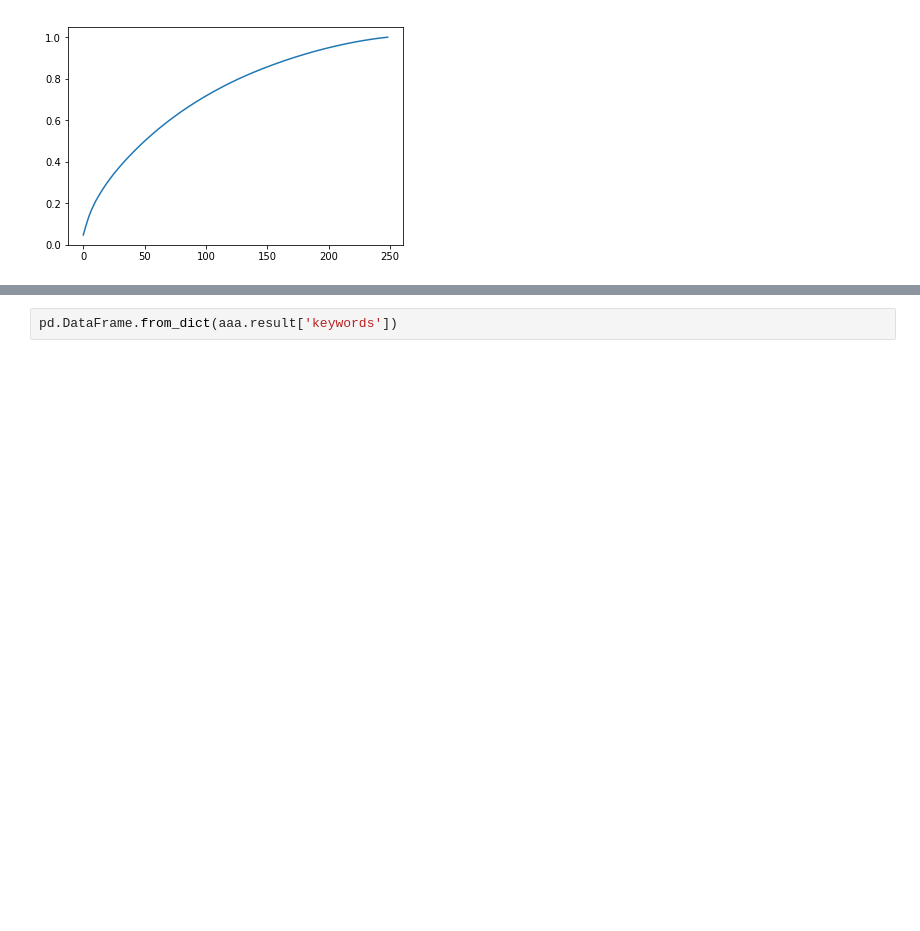
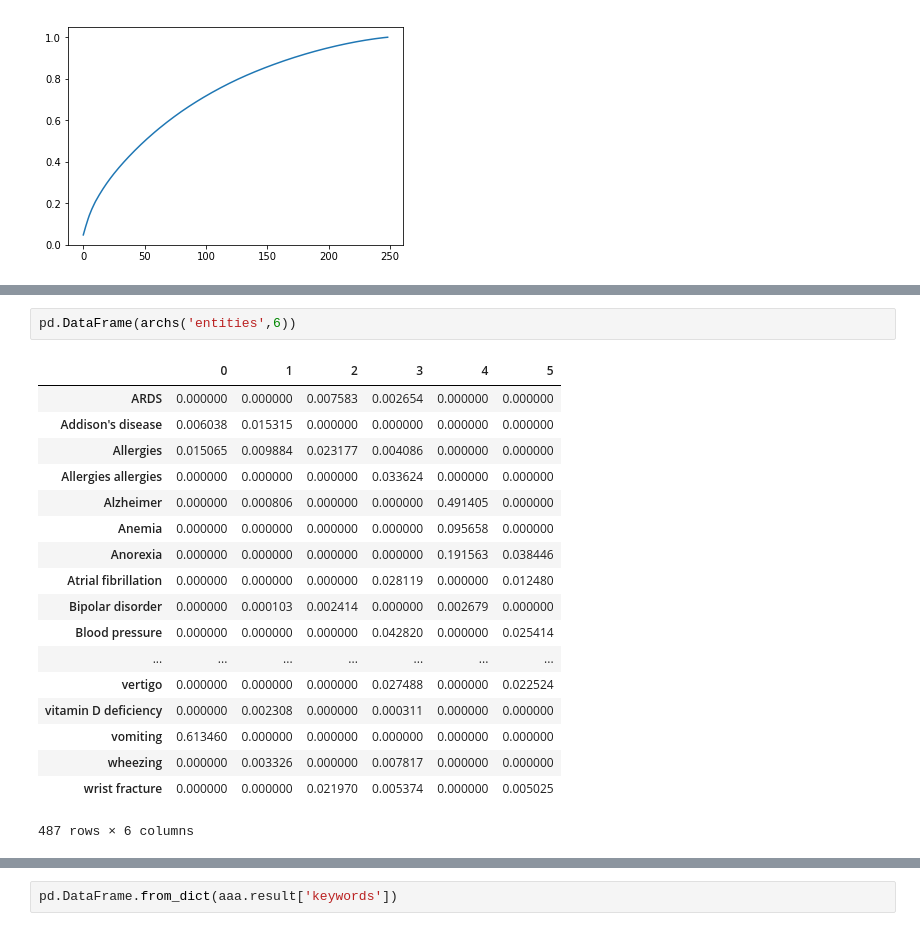
Before and after one commit to tonanhngo/dictation-nlu, a Jupyter notebook: workspace/ibm_nlu.ipynb, the cells around one changed output, grey strips where cells are left out. Cells and saved outputs as stored; diff of their text form; blank space fills up the shorter version.

```diff
--- a/workspace/ibm_nlu.ipynb
+++ b/workspace/ibm_nlu.ipynb
@@ -413,0 +484,21 @@ aaa = dian['3']
+# %%
+pd.DataFrame(archs('entities',6))
+# %% [output]
+|  | 0 | 1 | 2 | 3 | 4 | 5 |
+| ARDS | 0.000000 | 0.000000 | 0.007583 | 0.002654 | 0.000000 | 0.000000 |
+| Addison's disease | 0.006038 | 0.015315 | 0.000000 | 0.000000 | 0.000000 | 0.000000 |
+| Allergies | 0.015065 | 0.009884 | 0.023177 | 0.004086 | 0.000000 | 0.000000 |
+| Allergies allergies | 0.000000 | 0.000000 | 0.000000 | 0.033624 | 0.000000 | 0.000000 |
+| Alzheimer | 0.000000 | 0.000806 | 0.000000 | 0.000000 | 0.491405 | 0.000000 |
+| Anemia | 0.000000 | 0.000000 | 0.000000 | 0.000000 | 0.095658 | 0.000000 |
+| Anorexia | 0.000000 | 0.000000 | 0.000000 | 0.000000 | 0.191563 | 0.038446 |
+| Atrial fibrillation | 0.000000 | 0.000000 | 0.000000 | 0.028119 | 0.000000 | 0.012480 |
+| Bipolar disorder | 0.000000 | 0.000103 | 0.002414 | 0.000000 | 0.002679 | 0.000000 |
+| Blood pressure | 0.000000 | 0.000000 | 0.000000 | 0.042820 | 0.000000 | 0.025414 |
+| ... | ... | ... | ... | ... | ... | ... |
+| vertigo | 0.000000 | 0.000000 | 0.000000 | 0.027488 | 0.000000 | 0.022524 |
+| vitamin D deficiency | 0.000000 | 0.002308 | 0.000000 | 0.000311 | 0.000000 | 0.000000 |
+| vomiting | 0.613460 | 0.000000 | 0.000000 | 0.000000 | 0.000000 | 0.000000 |
+| wheezing | 0.000000 | 0.003326 | 0.000000 | 0.007817 | 0.000000 | 0.000000 |
+| wrist fracture | 0.000000 | 0.000000 | 0.021970 | 0.005374 | 0.000000 | 0.005025 |
+487 rows × 6 columns
```
Also changed, not shown: parts of 9 cells of this notebook, 4 other files.
